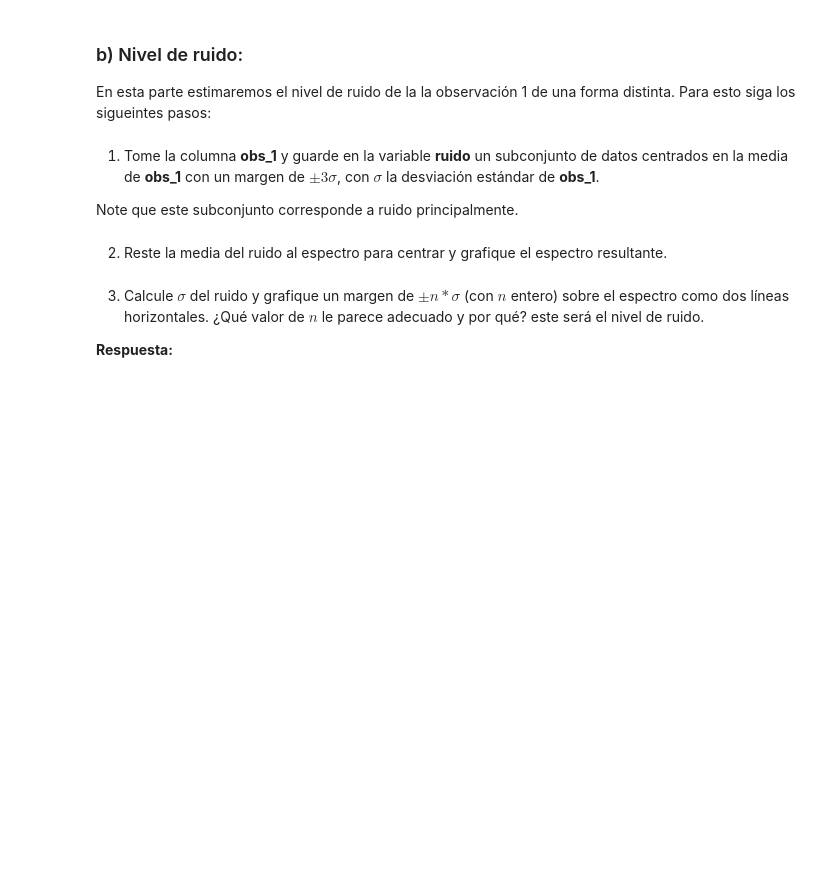
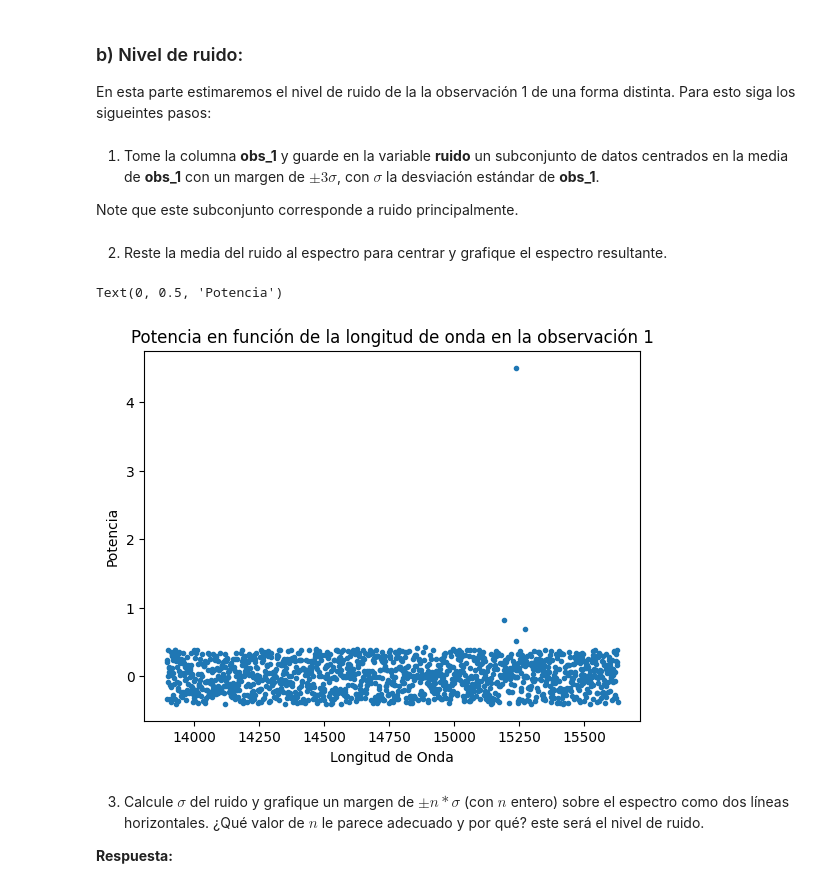
Before and after one commit to dantekliwadenko/Tarea-2, a Jupyter notebook: Tarea2.ipynb, the cells around one changed output. Saved outputs shown, nothing was run; the diff lists cells and outputs as text; code cells hidden in the pictures; blank space fills up the shorter version.

```diff
--- a/Tarea2.ipynb
+++ b/Tarea2.ipynb
@@ -260,2 +303,6 @@ ruido =
+# %%
+mu_obs = data['obs_1'].mean()
+std_obs = data['obs_1'].std()
+ruido = data.loc[abs(data['obs_1'] - mu_obs) <= 3 * std_obs, 'obs_1']
 # %% [markdown]
 2. Reste la media del ruido al espectro para centrar y grafique el espectro resultante.
@@ -264,3 +309,16 @@ ruido =
+# %%
+# Grafique el espectro centrado en 0 aquí
+
+# Línea para plotear la potencia según la longitud de onda
+plt.plot(data['Wlth'], data['obs_1'] - ruido.mean(), ".")
+
+# Se añaden los títulos
+plt.title("Potencia en función de la longitud de onda en la observación 1")
+plt.xlabel("Longitud de Onda")
+plt.ylabel("Potencia")
+# %% [output]
+Text(0, 0.5, 'Potencia')
+[figure, added]
 # %% [markdown]
 3. Calcule $\sigma$ del ruido y grafique un margen de $\pm n*\sigma$ (con $n$ entero) sobre el espectro como dos líneas horizontales. ¿Qué valor de $n$ le parece adecuado y por qué? este será el nivel de ruido.
 
```
Also changed, not shown: parts of 12 cells of this notebook.
